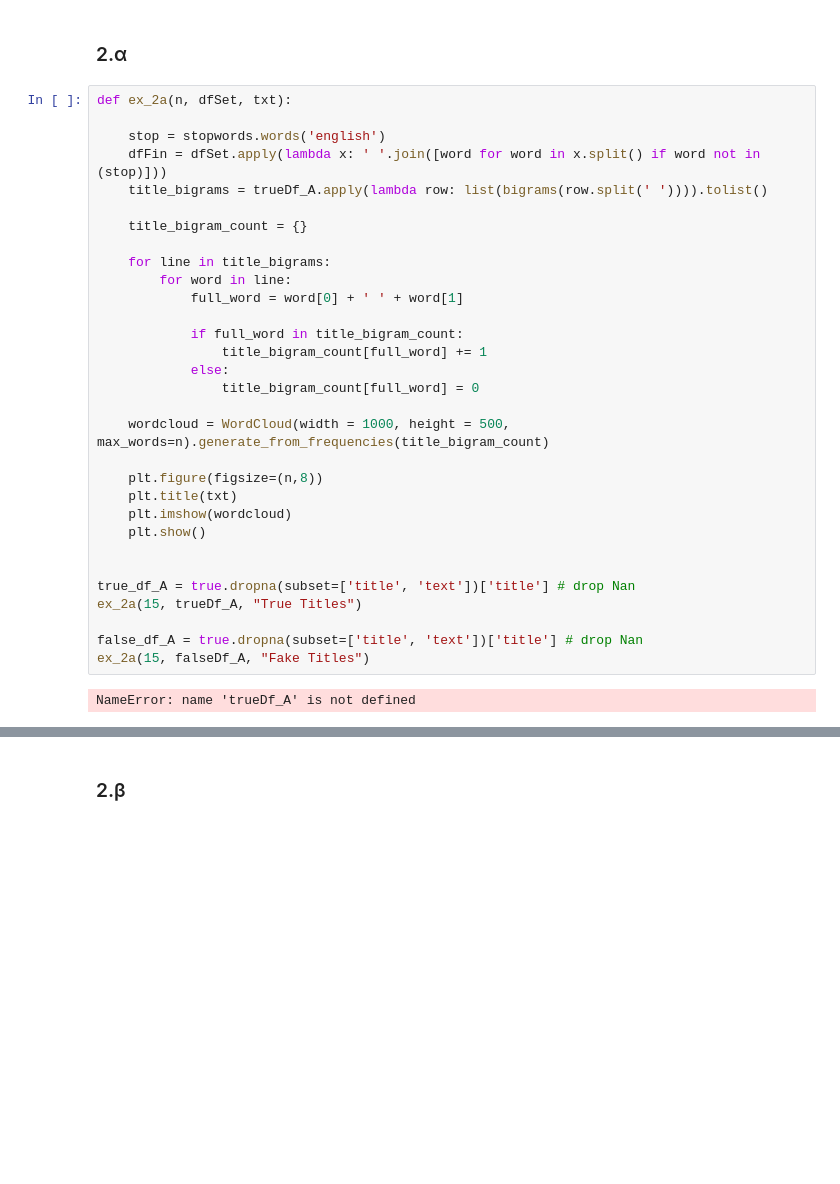
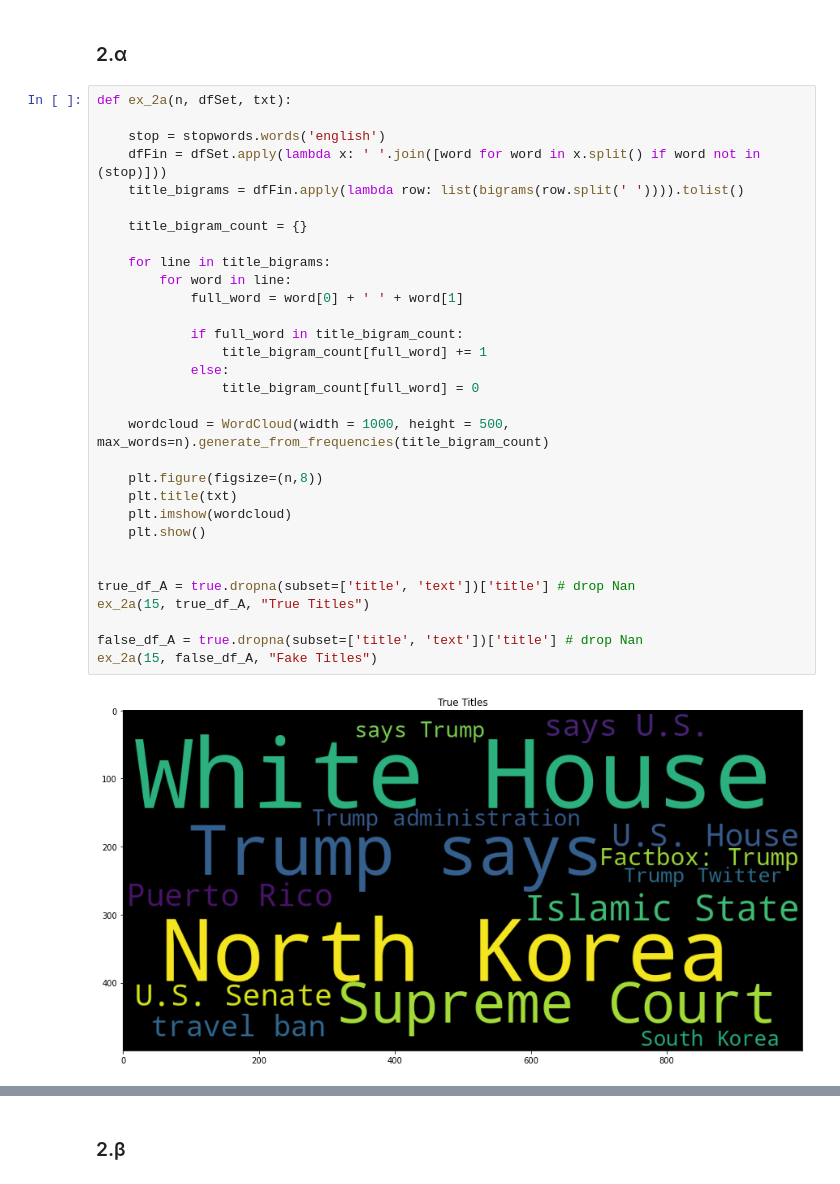
Before and after one commit to Uni-2018-n/tede_2, a Jupyter notebook: main_old.ipynb, the cells around one changed output, grey strips where cells are left out. Saved outputs shown, nothing was run; the diff lists cells and outputs as text; blank space fills up the shorter version.

```diff
--- a/main_old.ipynb
+++ b/main_old.ipynb
@@ -23,33 +41,33 @@ fake = pd.read_csv("~/Projects/TEDE/2/Fake.csv")
 # %%
 def ex_2a(n, dfSet, txt):
 
     stop = stopwords.words('english')
     dfFin = dfSet.apply(lambda x: ' '.join([word for word in x.split() if word not in (stop)]))
-    title_bigrams = trueDf_A.apply(lambda row: list(bigrams(row.split(' ')))).tolist()
+    title_bigrams = dfFin.apply(lambda row: list(bigrams(row.split(' ')))).tolist()
 
     title_bigram_count = {}
 
     for line in title_bigrams:
         for word in line:
             full_word = word[0] + ' ' + word[1]
 
             if full_word in title_bigram_count:
                 title_bigram_count[full_word] += 1
             else:
                 title_bigram_count[full_word] = 0
 
     wordcloud = WordCloud(width = 1000, height = 500, max_words=n).generate_from_frequencies(title_bigram_count)
 
     plt.figure(figsize=(n,8))
     plt.title(txt)
     plt.imshow(wordcloud)
     plt.show()
 
 
 true_df_A = true.dropna(subset=['title', 'text'])['title'] # drop Nan
-ex_2a(15, trueDf_A, "True Titles")
+ex_2a(15, true_df_A, "True Titles")
 
 false_df_A = true.dropna(subset=['title', 'text'])['title'] # drop Nan
-ex_2a(15, falseDf_A, "Fake Titles")
+ex_2a(15, false_df_A, "Fake Titles")
 # %% [output]
-NameError: name 'trueDf_A' is not defined
+[figure, added]
```
Also changed, not shown: parts of 17 cells of this notebook, 1 other file.
